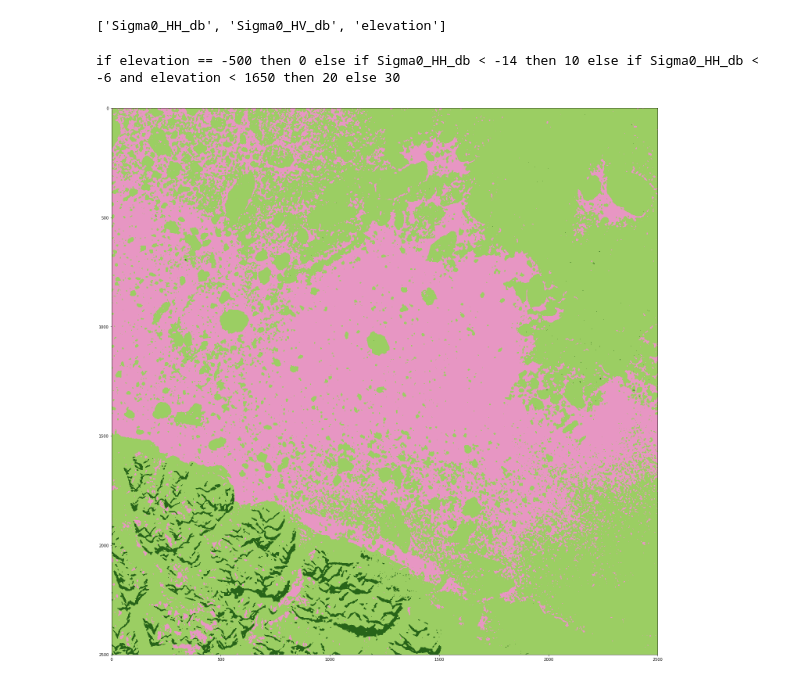
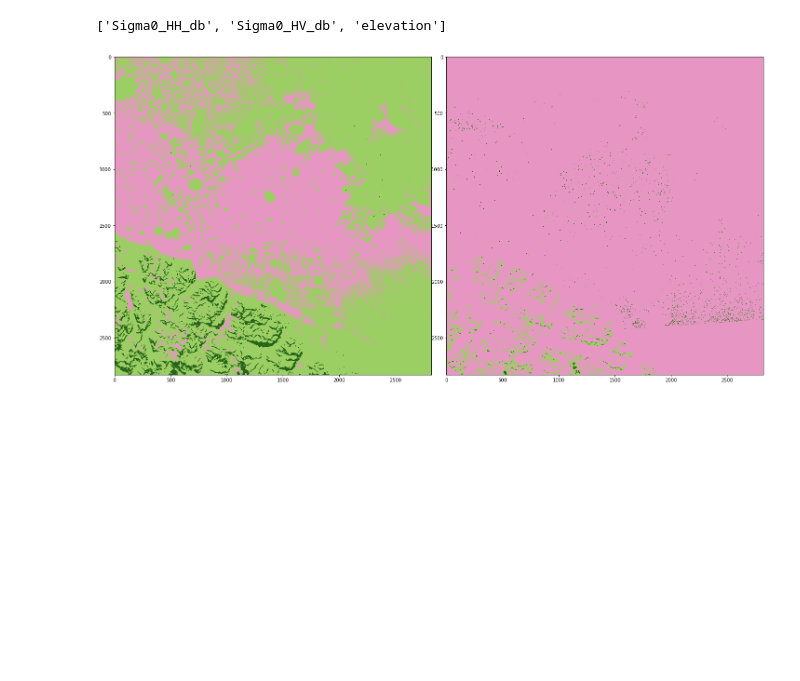
Before and after one commit to ec-intaros/polarstern, a Jupyter notebook: Snow and ice classification.ipynb, the cells around one changed output. Saved outputs shown, nothing was run; the diff lists cells and outputs as text; code cells hidden in the pictures; blank space fills up the shorter version.

```diff
--- a/Snow and ice classification.ipynb
+++ b/Snow and ice classification.ipynb
@@ -47,12 +47,6 @@ band_names
 ['Sigma0_HH_db', 'Sigma0_HV_db', 'elevation']
 # %%
 band_expression = Template('if $dem == -500 then 0 else if $sigma0 < -14 then 10 else if $sigma0 < -6 and $dem < 1650 then 20 else 30')
-
-expression = band_expression.substitute(sigma0=list(band_names)[0], dem=list(band_names)[2])
-
-print expression
-# %% [output]
-if elevation == -500 then 0 else if Sigma0_HH_db < -14 then 10 else if Sigma0_HH_db < -6 and elevation < 1650 then 20 else 30
 # %%
 BandDescriptor = jpy.get_type('org.esa.snap.core.gpf.common.BandMathsOp$BandDescriptor')
 
@@ -76,29 +81,32 @@ ProductIO.writeProduct(snow_and_ice_product, 'snow_and_ice.tif' , 'GeoTIFF-BigTi
 # %%
 fig = plt.figure(figsize=(20,20))
 
-data = snow_and_ice_product.getBand(snow_and_ice_product.getBandNames()[0])
+for i in [0,1]:
 
-w = data.getRasterWidth()
-h = data.getRasterHeight()
+    a=fig.add_subplot(2, 2, 0+i+1)
 
-band_data = np.zeros(w * h, np.float32)
-data.readPixels(0, 0, w, h, band_data)
-band_data.shape = h, w
+    data = snow_and_ice_product.getBand(snow_and_ice_product.getBandNames()[i])
 
-cmap = plt.cm.get_cmap('PiYG', 5)
+    w = data.getRasterWidth()
+    h = data.getRasterHeight()
 
-     #cmap=plt.cm.gist_rainbow,
-imgplot = plt.imshow(band_data,
-                         cmap=cmap,
-                         vmin=0,
-                         vmax=30)
+    band_data = np.zeros(w * h, np.float32)
+    data.readPixels(0, 0, w, h, band_data)
+    band_data.shape = h, w
+
+    cmap = plt.cm.get_cmap('PiYG', 5)
+
+    imgplot = plt.imshow(band_data,
+                             cmap=cmap,
+                             vmin=0,
+                             vmax=30)
 
 
 plt.tight_layout()
 fig = plt.gcf()
 plt.show()
 
 fig.clf()
 plt.close()
 # %% [output]
-[figure, old version]
+[figure, new version]
```
Also changed, not shown: parts of 1 cell of this notebook, 9 other files.
